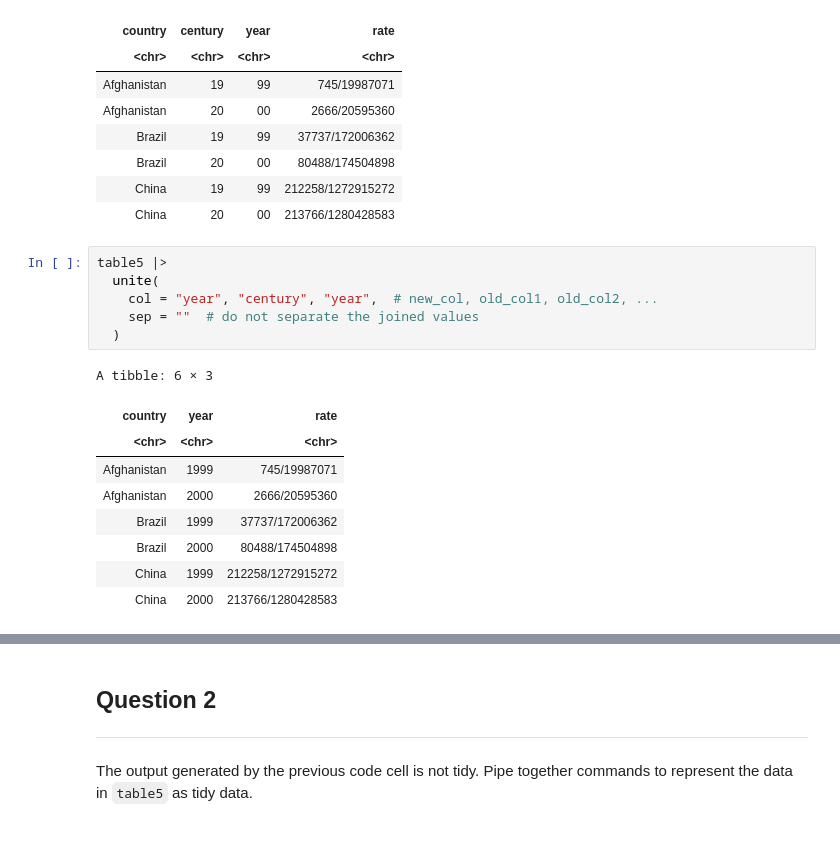
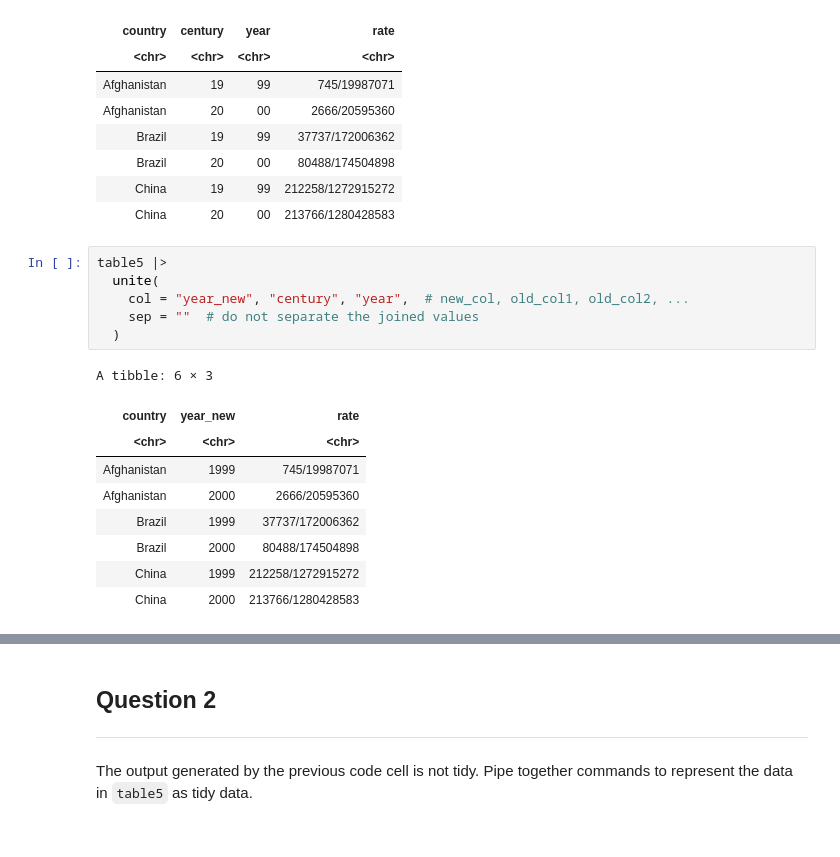
Before and after one commit to CU-Denver-MathStats-OER/Data-Wrangling-and-Visualization, a Jupyter notebook: 08-Tidying-Data-with-tidyr.ipynb, the cells around one changed output, grey strips where cells are left out. Saved outputs shown, nothing was run; the diff lists cells and outputs as text.

```diff
--- a/08-Tidying-Data-with-tidyr.ipynb
+++ b/08-Tidying-Data-with-tidyr.ipynb
@@ -686,12 +762,12 @@ A tibble: 6 × 4
 # %%
 table5 |>
   unite(
-    col = "year", "century", "year",  # new_col, old_col1, old_col2, ...
+    col = "year_new", "century", "year",  # new_col, old_col1, old_col2, ...
     sep = ""  # do not separate the joined values
   )
 # %% [output]
 A tibble: 6 × 3
-| country | year | rate |
+| country | year_new | rate |
 | <chr> | <chr> | <chr> |
 | Afghanistan | 1999 | 745/19987071 |
 | Afghanistan | 2000 | 2666/20595360 |
```
Also changed, not shown: parts of 25 cells of this notebook.
